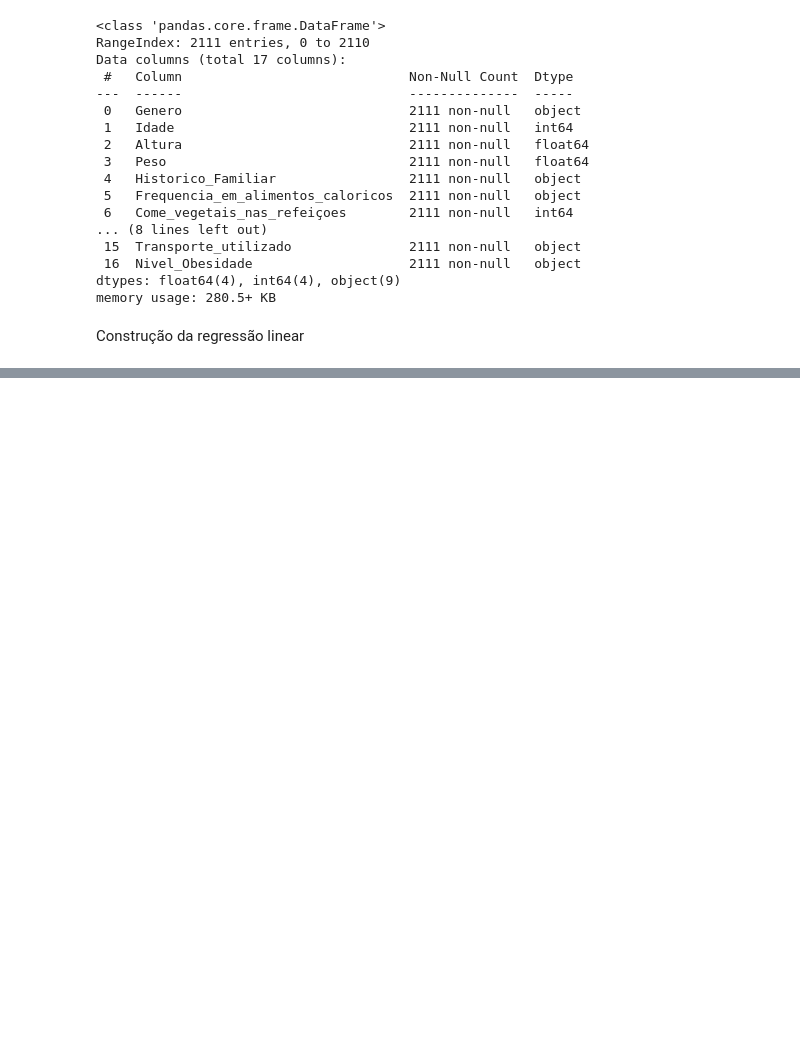
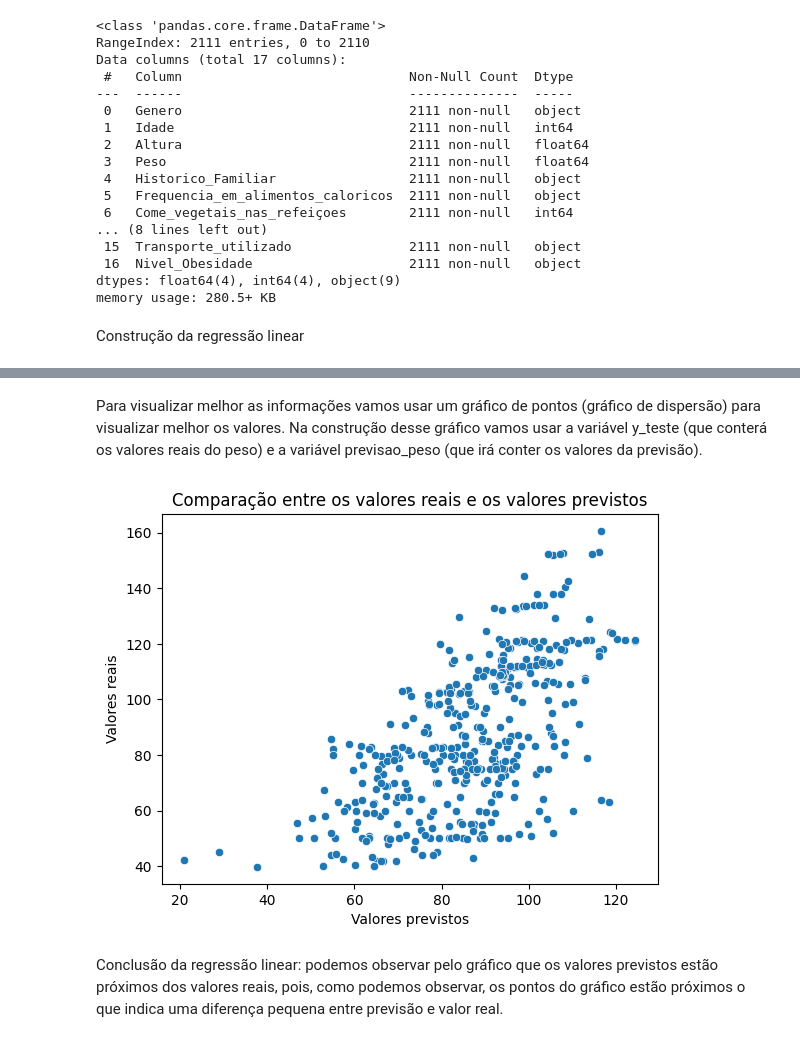
Before and after one commit to caikedomingues/Analise-de-dados-sobre-obesidade, a Jupyter notebook: Analise_Obesidade.ipynb, the cells around one changed output, grey strips where cells are left out. Saved outputs shown, nothing was run; the diff lists cells and outputs as text; code cells hidden in the pictures; blank space fills up the shorter version.

```diff
--- a/Analise_Obesidade.ipynb
+++ b/Analise_Obesidade.ipynb
@@ -2470,0 +2523,27 @@ print(previsao_peso)
+# %% [markdown]
+Para visualizar melhor as informações vamos usar um gráfico de pontos
+(gráfico de dispersão) para visualizar melhor os valores. Na construção
+desse gráfico vamos usar a variável y_teste (que conterá os valores reais
+do peso) e a variável previsao_peso (que irá conter os valores da previsão).
+# %%
+# Titulo do gráfico alinhado ao centro e com tamanho da fonte 14
+plt.title('Comparação entre os valores reais e os valores previstos', loc='center', fontsize=12)
+
+# Rótulo do eixo x
+plt.xlabel('Valores previstos')
+
+# Rótulo do eixo Y
+plt.ylabel('Valores reais')
+
+# Função que irá construir o grafico de pontos usando
+# o eixo as variáveis de previsão de texto e a variável de
+# valores reais.
+sns.scatterplot(x = previsao_peso, y = y_teste)
+
+plt.show()
+# %% [output]
+[figure, added]
+# %% [markdown]
+Conclusão da regressão linear: podemos observar pelo gráfico que os valores previstos
+estão próximos dos valores reais, pois, como podemos observar, os pontos do gráfico
+estão próximos o que indica uma diferença pequena entre previsão e valor real.
```
Also changed, not shown: parts of 13 cells of this notebook.
